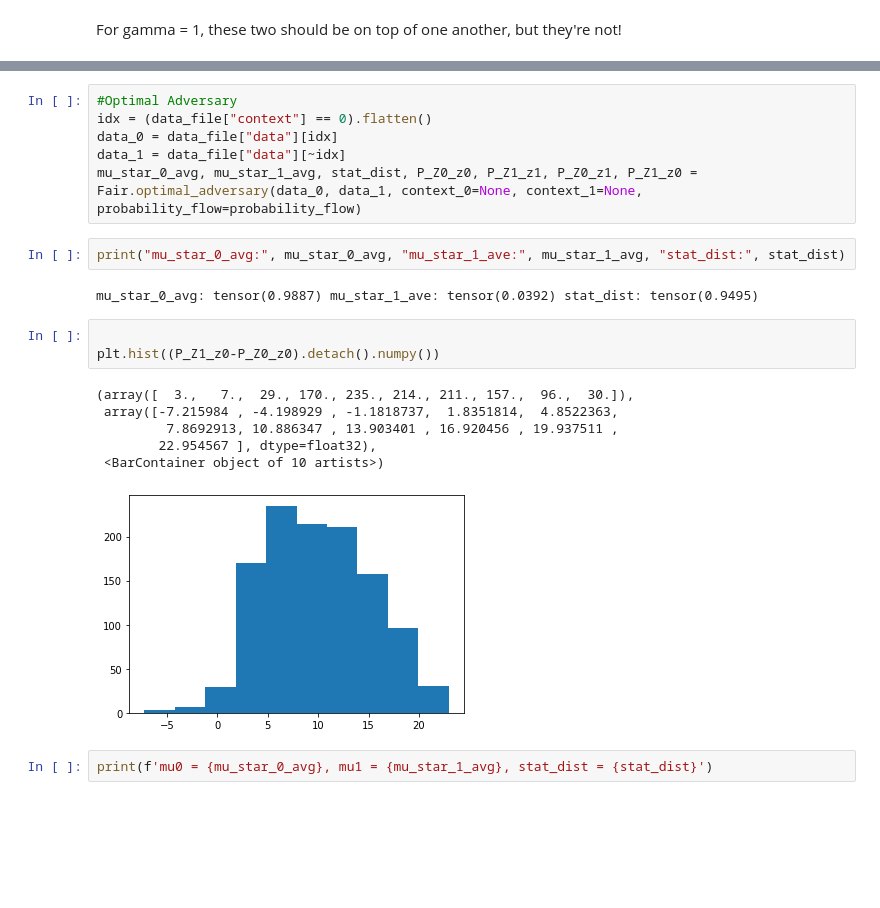
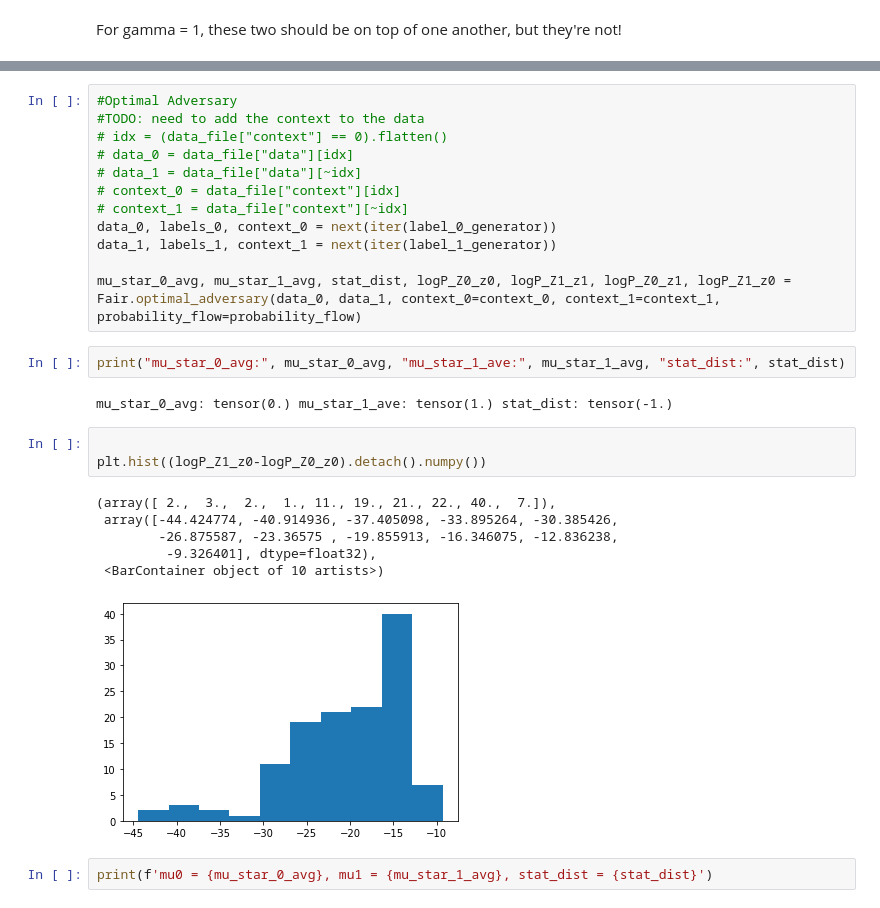
Before and after one commit to jtamanas/FNF4HEP, a Jupyter notebook: CrimeExample.ipynb, the cells around one changed output, grey strips where cells are left out. Drawn from its saved outputs; the diff is of its cells as text; blank space fills up the shorter version.

```diff
--- a/CrimeExample.ipynb
+++ b/CrimeExample.ipynb
@@ -225,23 +228,29 @@ tensor(0.9762, grad_fn=<AbsBackward0>)
 # %%
 #Optimal Adversary
-idx = (data_file["context"] == 0).flatten()
-data_0 = data_file["data"][idx]
-data_1 = data_file["data"][~idx]
-mu_star_0_avg, mu_star_1_avg, stat_dist, P_Z0_z0, P_Z1_z1, P_Z0_z1, P_Z1_z0 = Fair.optimal_adversary(data_0, data_1, context_0=None, context_1=None, probability_flow=probability_flow)
+#TODO: need to add the context to the data
+# idx = (data_file["context"] == 0).flatten()
+# data_0 = data_file["data"][idx]
+# data_1 = data_file["data"][~idx]
+# context_0 = data_file["context"][idx]
+# context_1 = data_file["context"][~idx]
+data_0, labels_0, context_0 = next(iter(label_0_generator))
+data_1, labels_1, context_1 = next(iter(label_1_generator))
+
+mu_star_0_avg, mu_star_1_avg, stat_dist, logP_Z0_z0, logP_Z1_z1, logP_Z0_z1, logP_Z1_z0 = Fair.optimal_adversary(data_0, data_1, context_0=context_0, context_1=context_1, probability_flow=probability_flow)
 # %%
 print("mu_star_0_avg:", mu_star_0_avg, "mu_star_1_ave:", mu_star_1_avg, "stat_dist:", stat_dist)
 # %% [output]
-mu_star_0_avg: tensor(0.9887) mu_star_1_ave: tensor(0.0392) stat_dist: tensor(0.9495)
+mu_star_0_avg: tensor(0.) mu_star_1_ave: tensor(1.) stat_dist: tensor(-1.)
 # %%
 
-plt.hist((P_Z1_z0-P_Z0_z0).detach().numpy())
+plt.hist((logP_Z1_z0-logP_Z0_z0).detach().numpy())
 # %% [output]
-(array([  3.,   7.,  29., 170., 235., 214., 211., 157.,  96.,  30.]),
- array([-7.215984 , -4.198929 , -1.1818737,  1.8351814,  4.8522363,
-         7.8692913, 10.886347 , 13.903401 , 16.920456 , 19.937511 ,
-        22.954567 ], dtype=float32),
+(array([ 2.,  3.,  2.,  1., 11., 19., 21., 22., 40.,  7.]),
+ array([-44.424774, -40.914936, -37.405098, -33.895264, -30.385426,
+        -26.875587, -23.36575 , -19.855913, -16.346075, -12.836238,
+         -9.326401], dtype=float32),
  <BarContainer object of 10 artists>)
-[figure, old version]
+[figure, new version]
 # %%
 print(f'mu0 = {mu_star_0_avg}, mu1 = {mu_star_1_avg}, stat_dist = {stat_dist}')
 # %% [output]
```
Also changed, not shown: parts of 11 cells of this notebook, 2 other files.
